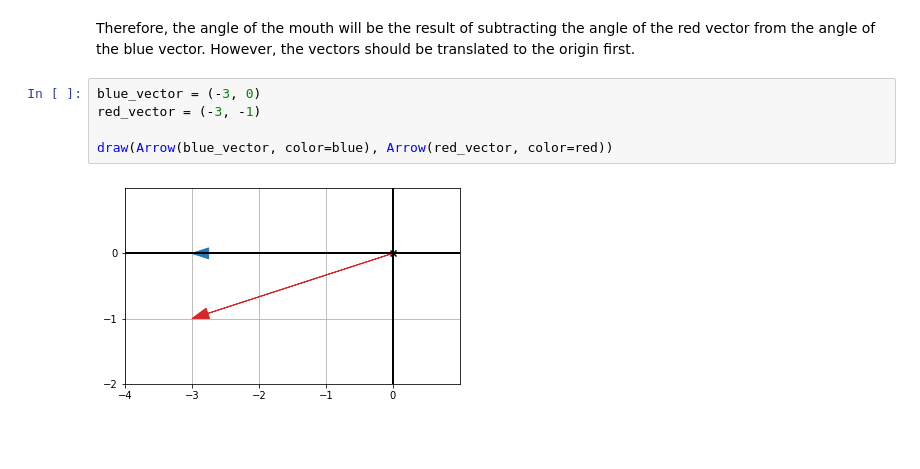
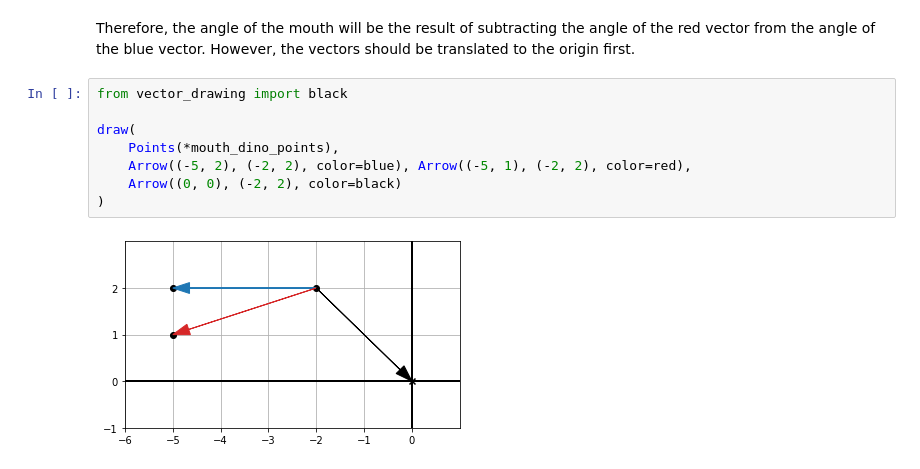
Before and after one commit to sergiofgonzalez/math-workbench, a Jupyter notebook: 01-vectors-in-the-2d-plane/e01-vector-exercises/vector-exercises.ipynb, the cells around one changed output. Cells and saved outputs as stored; diff of their text form; blank space fills up the shorter version.

```diff
--- a/01-vectors-in-the-2d-plane/e01-vector-exercises/vector-exercises.ipynb
+++ b/01-vectors-in-the-2d-plane/e01-vector-exercises/vector-exercises.ipynb
@@ -866,10 +866,13 @@ draw(
 [figure]
 # %% [markdown]
 Therefore, the angle of the mouth will be the result of subtracting the angle of the red vector from the angle of the blue vector. However, the vectors should be translated to the origin first.
-# %%
-blue_vector = (-3, 0)
-red_vector = (-3, -1)
-
-draw(Arrow(blue_vector, color=blue), Arrow(red_vector, color=red))
-# %% [output]
-[figure, removed]
+# %%
+from vector_drawing import black
+
+draw(
+    Points(*mouth_dino_points),
+    Arrow((-5, 2), (-2, 2), color=blue), Arrow((-5, 1), (-2, 2), color=red),
+    Arrow((0, 0), (-2, 2), color=black)
+)
+# %% [output]
+[figure, added]
```
Also changed, not shown: parts of 12 cells of this notebook.
